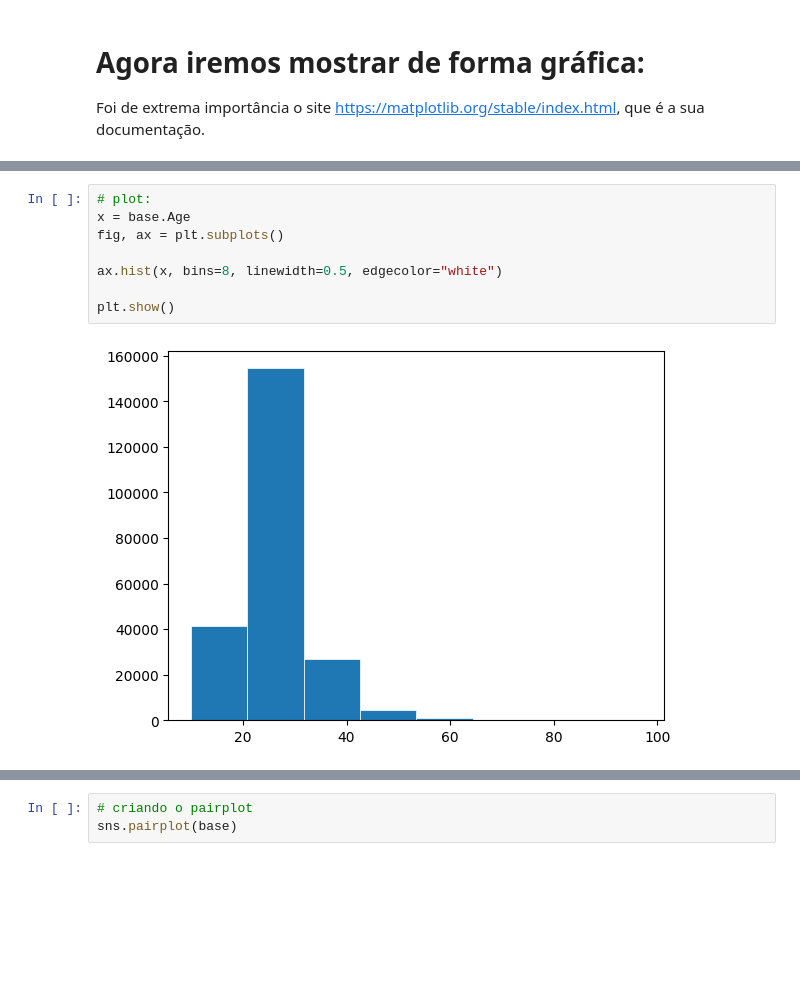
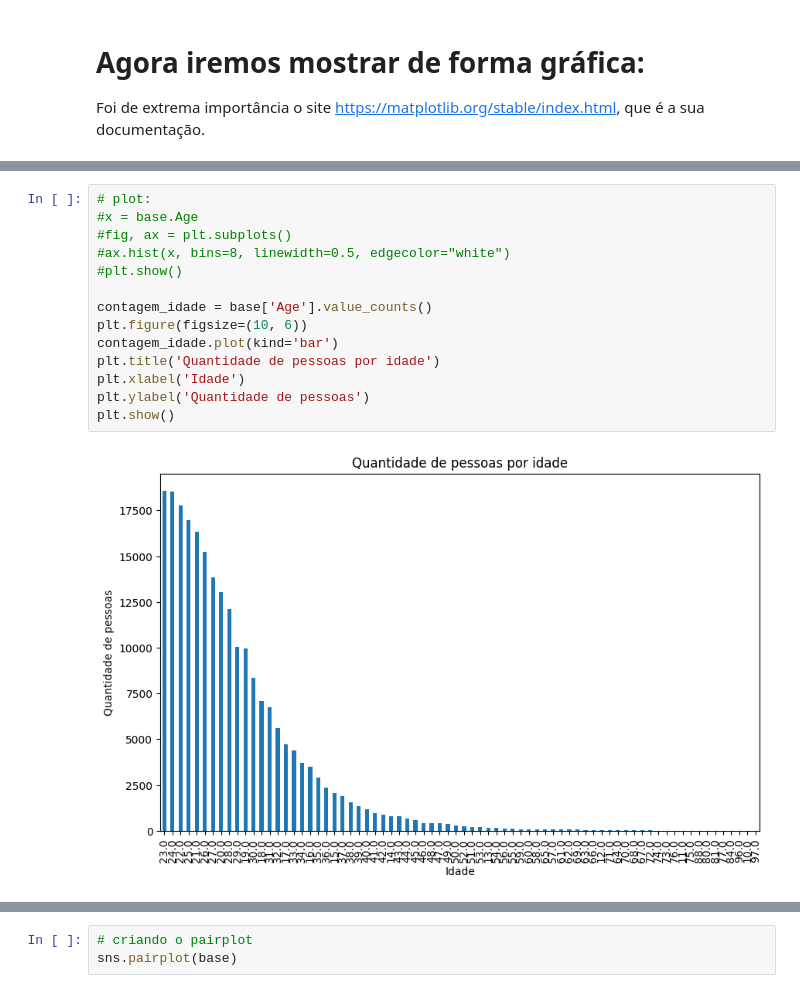
Before and after one commit to lucilagabriela/olimpiadas, a Jupyter notebook: Análise Exploratória de Dados.ipynb, the cells around one changed output, grey strips where cells are left out. Saved outputs shown, nothing was run; the diff lists cells and outputs as text; blank space fills up the shorter version.

```diff
--- a/Análise Exploratória de Dados.ipynb
+++ b/Análise Exploratória de Dados.ipynb
@@ -116,13 +153,19 @@ plt.show()
 # %%
 # plot:
-x = base.Age
-fig, ax = plt.subplots()
+#x = base.Age
+#fig, ax = plt.subplots()
+#ax.hist(x, bins=8, linewidth=0.5, edgecolor="white")
+#plt.show()
 
-ax.hist(x, bins=8, linewidth=0.5, edgecolor="white")
-
+contagem_idade = base['Age'].value_counts()
+plt.figure(figsize=(10, 6))
+contagem_idade.plot(kind='bar')
+plt.title('Quantidade de pessoas por idade')
+plt.xlabel('Idade')
+plt.ylabel('Quantidade de pessoas')
 plt.show()
 # %% [output]
-[figure, old version]
+[figure, new version]
 # %%
 # plot:
 x = base.Sex
```
Also changed, not shown: parts of 15 cells of this notebook.
